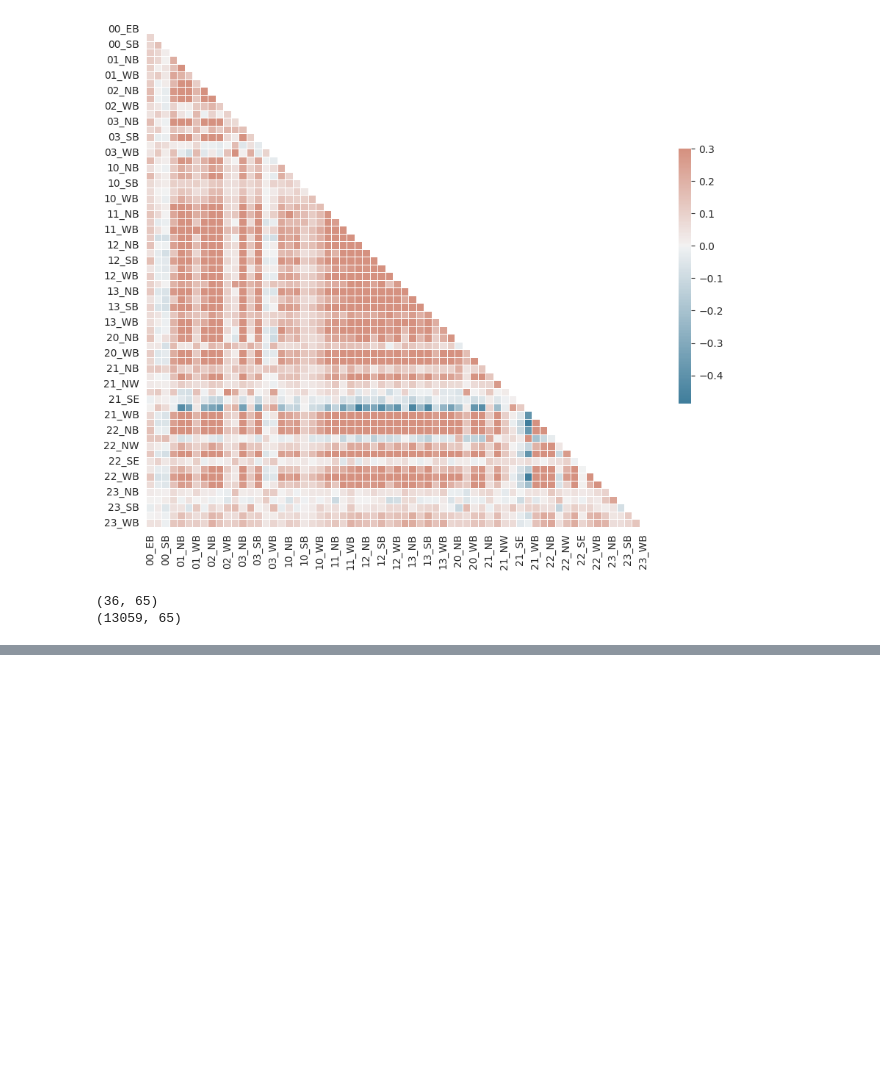
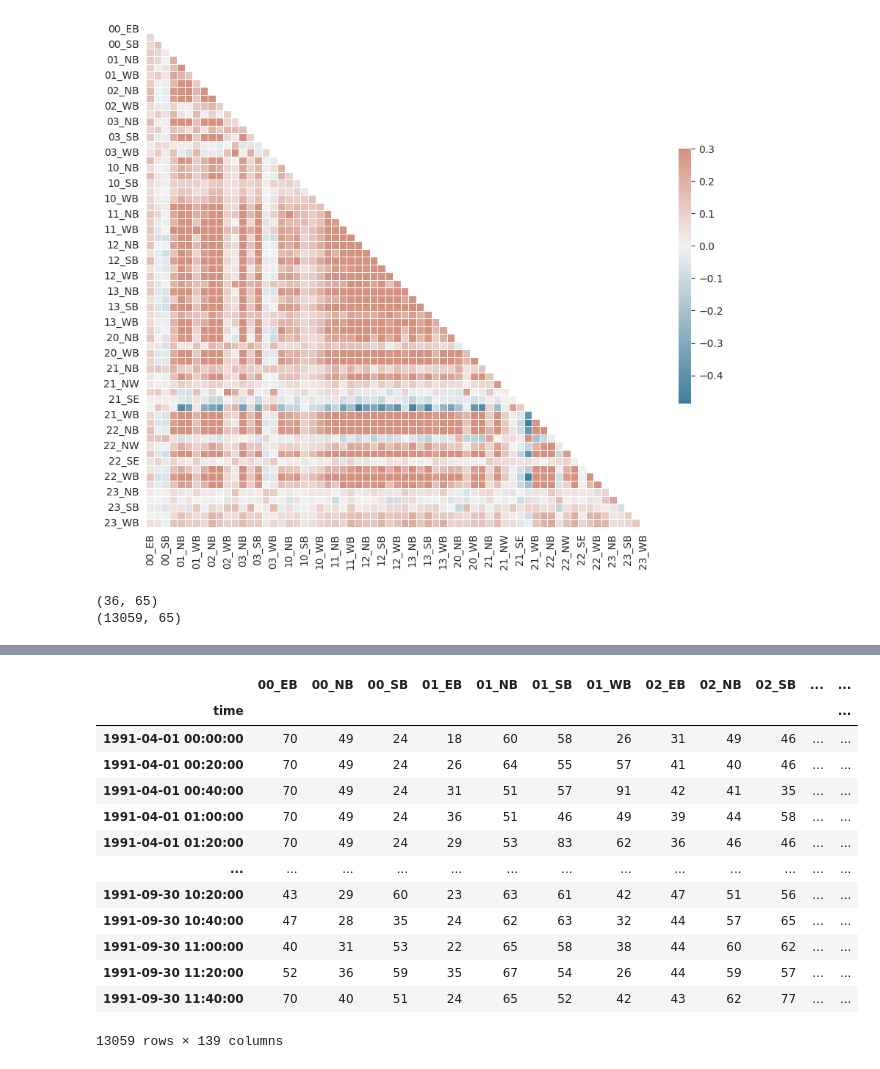
Before and after one commit to fabriziobasso/kaggle, a Jupyter notebook: congestion_v1.ipynb, the cells around one changed output, grey strips where cells are left out. Saved outputs shown, nothing was run; the diff lists cells and outputs as text; code cells hidden in the pictures; blank space fills up the shorter version.

```diff
--- a/congestion_v1.ipynb
+++ b/congestion_v1.ipynb
@@ -642,0 +705,24 @@ print(dataframe_ts.shape)
+# %%
+start_school = "1991-08-20"
+end_school = "1991-06-11"
+
+entry = 8:15
+exit = 15:15
+
+
+train_ts_final
+# %% [output]
+|  | 00_EB | 00_NB | 00_SB | 01_EB | 01_NB | 01_SB | 01_WB | 02_EB | 02_NB | 02_SB | ... | ... |
+| time |  |  |  |  |  |  |  |  |  |  |  | ... |
+| 1991-04-01 00:00:00 | 70 | 49 | 24 | 18 | 60 | 58 | 26 | 31 | 49 | 46 | ... | ... |
+| 1991-04-01 00:20:00 | 70 | 49 | 24 | 26 | 64 | 55 | 57 | 41 | 40 | 46 | ... | ... |
+| 1991-04-01 00:40:00 | 70 | 49 | 24 | 31 | 51 | 57 | 91 | 42 | 41 | 35 | ... | ... |
+| 1991-04-01 01:00:00 | 70 | 49 | 24 | 36 | 51 | 46 | 49 | 39 | 44 | 58 | ... | ... |
+| 1991-04-01 01:20:00 | 70 | 49 | 24 | 29 | 53 | 83 | 62 | 36 | 46 | 46 | ... | ... |
+| ... | ... | ... | ... | ... | ... | ... | ... | ... | ... | ... | ... | ... |
+| 1991-09-30 10:20:00 | 43 | 29 | 60 | 23 | 63 | 61 | 42 | 47 | 51 | 56 | ... | ... |
+| 1991-09-30 10:40:00 | 47 | 28 | 35 | 24 | 62 | 63 | 32 | 44 | 57 | 65 | ... | ... |
+| 1991-09-30 11:00:00 | 40 | 31 | 53 | 22 | 65 | 58 | 38 | 44 | 60 | 62 | ... | ... |
+| 1991-09-30 11:20:00 | 52 | 36 | 59 | 35 | 67 | 54 | 26 | 44 | 59 | 57 | ... | ... |
+| 1991-09-30 11:40:00 | 70 | 40 | 51 | 24 | 65 | 52 | 42 | 43 | 62 | 77 | ... | ... |
+13059 rows × 139 columns
```
Also changed, not shown: parts of 7 cells of this notebook.
